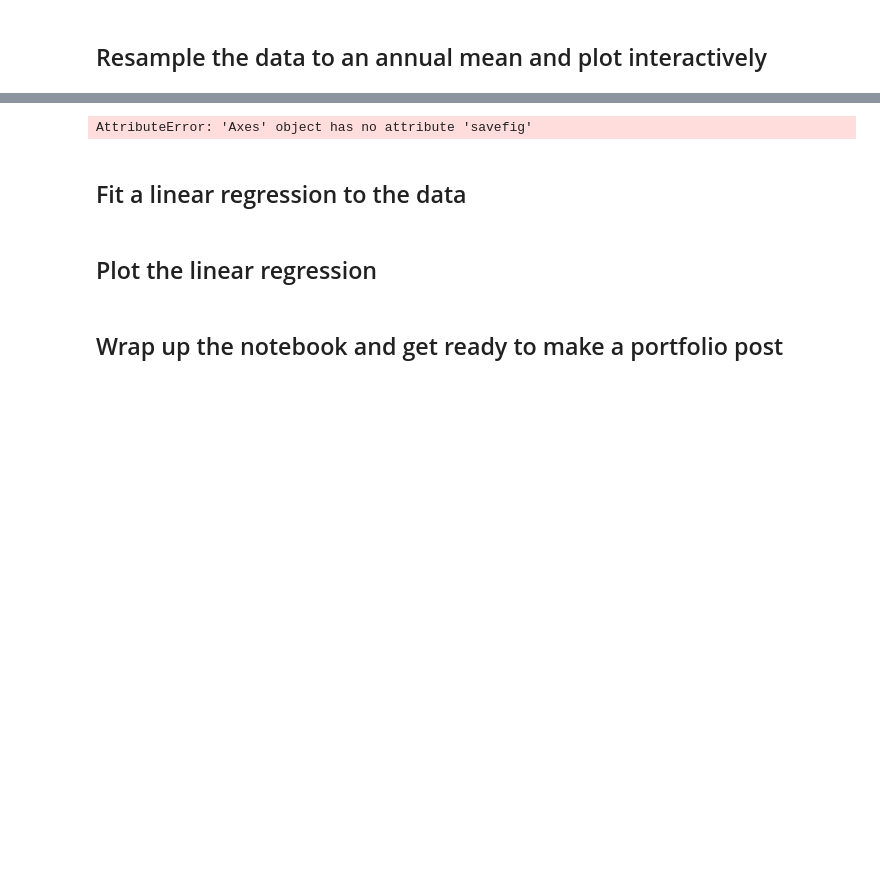
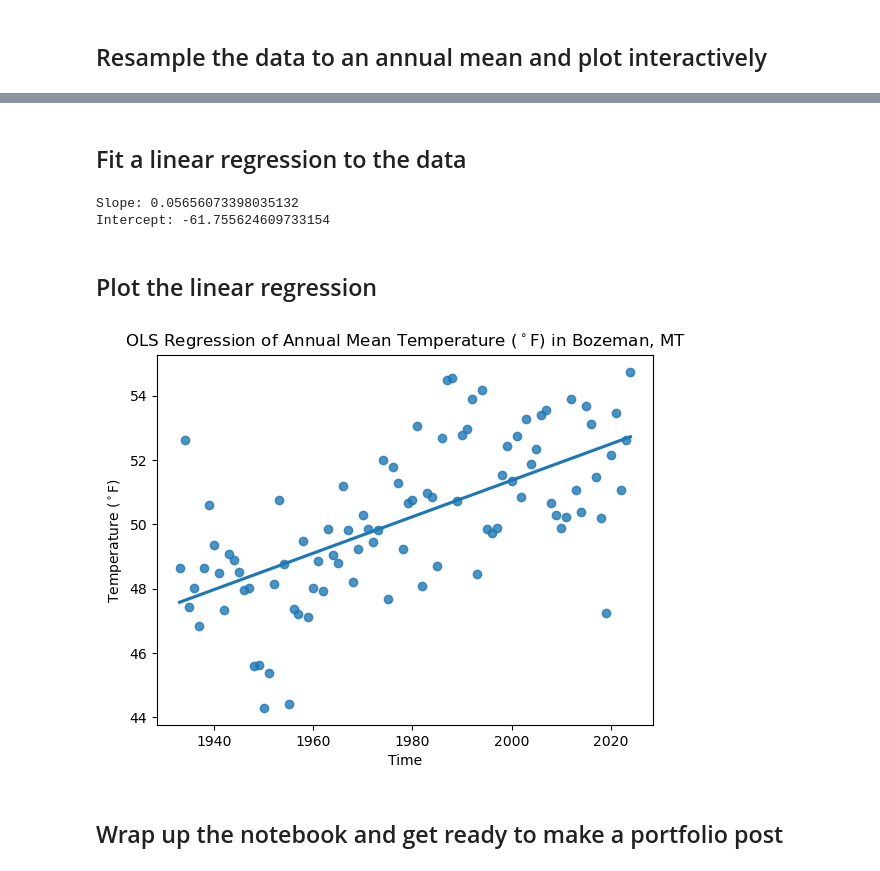
Before and after one commit to earthlab-education/02-climate-rainihelmstadter, a Jupyter notebook: Climate-Coding-Challenge_Bozeman.ipynb, the cells around one changed output, grey strips where cells are left out. Saved outputs shown, nothing was run; the diff lists cells and outputs as text; code cells hidden in the pictures; blank space fills up the shorter version.

```diff
--- a/Climate-Coding-Challenge_Bozeman.ipynb
+++ b/Climate-Coding-Challenge_Bozeman.ipynb
@@ -193,16 +260,68 @@ bzn_t_ann_plot_int
-# %%
-# Save plots
-
-# bzn_t_ann_plot.savefig('bzn_t_ann_plot.png')
-hv.save(bzn_t_ann_plot_int, 'bzn_t_ann_plot_int.html')
-# %% [output]
-AttributeError: 'Axes' object has no attribute 'savefig'
 # %% [markdown]
 
 ## Fit a linear regression to the data
+# %%
+# Fit an OLS Linear Regression to the data (ChatGPT query)
+# I have marked ChatGPT comments with double hashtags (##)
+
+from sklearn.linear_model import LinearRegression
+import numpy as np
+
+# Reset the DataFrame index to a column within the DataFrame. I have abbreviated the
+# variable name to bzn_t_reind_df so it doesn't get unwieldy.
+## Assuming df is your DataFrame with 'Year' as the index and 'Temperature' as the column
+bzn_t_reind_df = bzn_t_ann_df.reset_index()
+
+# Further clean the DataFrame to work with Seaborn and scikit.
+# The way 'DATE' is formatted causes errors with regplot(), so I need to just select the
+# year out of 'DATE'.
+# Clean the data of NaNs before calculating the fit (Google Gemini)
+
+bzn_t_reind_df['DATE'] = pd.to_datetime(bzn_t_reind_df['DATE'])
+bzn_t_reind_df['year'] = bzn_t_reind_df['DATE'].dt.year
+bzn_t_lin_reg_df = bzn_t_reind_df.dropna()
+
+## Reshape 'Year' column to be a 2D array for scikit-learn
+x = bzn_t_lin_reg_df[['year']].values
+y_f = bzn_t_lin_reg_df['temp_f'].values
+
+## Create and fit the linear regression model
+model = LinearRegression()
+model.fit(x, y_f)
+
+## Get the slope and intercept
+slope = model.coef_[0]
+intercept = model.intercept_
+
+## Print the results
+print(f"Slope: {slope}")
+print(f"Intercept: {intercept}")
+# %% [output]
+Slope: 0.05656073398035132
+Intercept: -61.755624609733154
 # %% [markdown]
 
 ## Plot the linear regression
+# %%
+# Plot annual average temperature with a trend line
+bzn_plot_linreg = sns.regplot(
+    x= bzn_t_lin_reg_df[['year']],
+    y= bzn_t_lin_reg_df[['temp_f']],
+    data= bzn_t_lin_reg_df,
+    # type = 'line'
+    ci= None
+)
+# Set plot labels
+bzn_plot_linreg.set(
+    title='OLS Regression of Annual Mean Temperature ($^\circ$F) in Bozeman, MT',
+    xlabel='Time',
+    ylabel='Temperature ($^\circ$F)'
+)
+# Save figure andDisplay the plot without extra text
+plt.savefig('bzn_plot_linreg.png')
+plt.show()
+# %% [output]
+[figure, added]
 # %% [markdown]
 
 ## Wrap up the notebook and get ready to make a portfolio post
```
Also changed, not shown: parts of 19 cells of this notebook, 4 other files.
